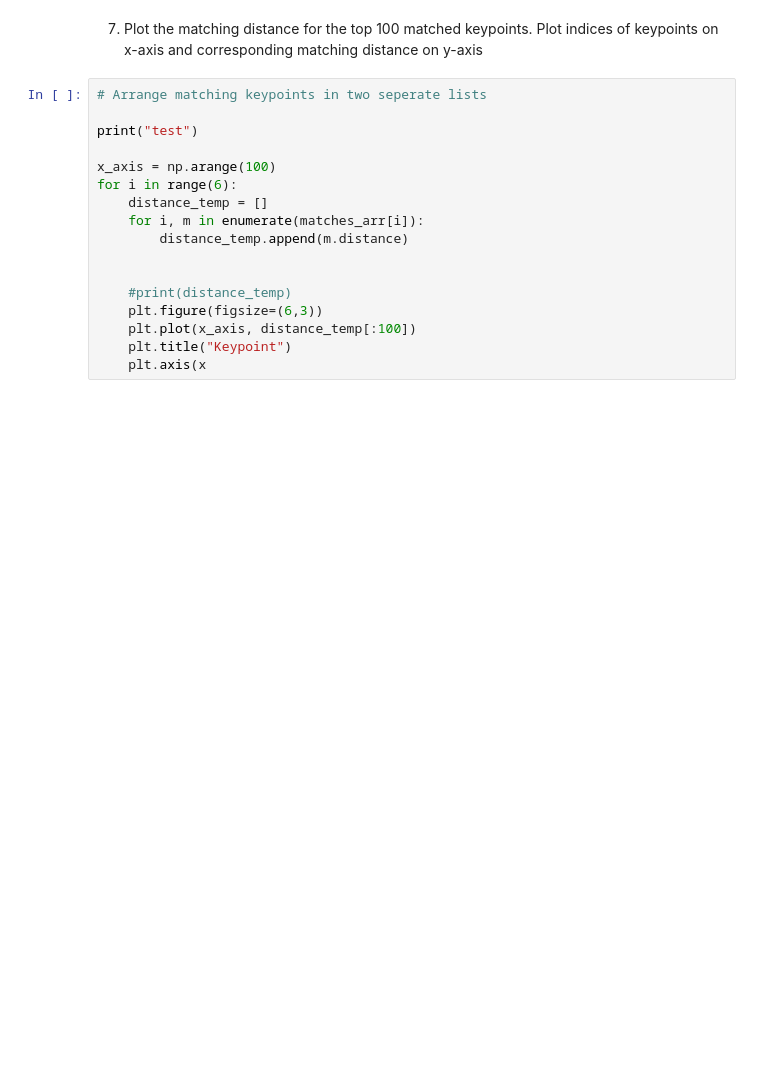
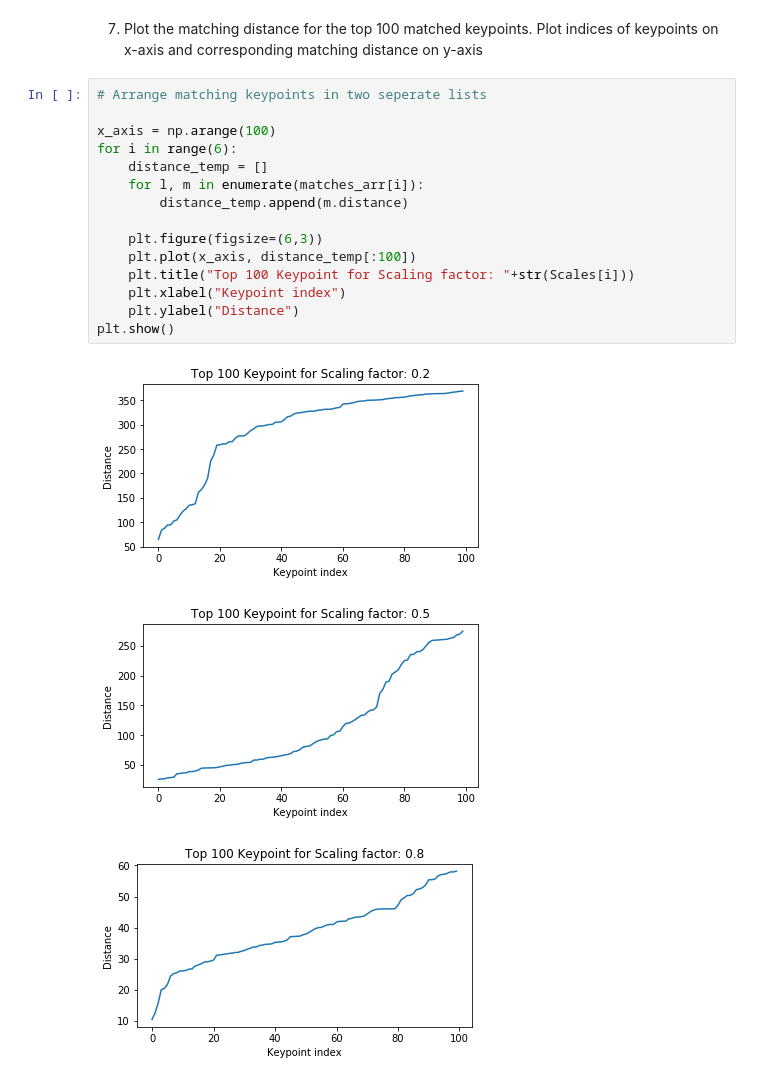
Before and after one commit to Patrick-Erath/OpenCV, a Jupyter notebook: Assignment_2/Assignment2.ipynb, the cells around one changed output. Cells and saved outputs as stored; diff of their text form; blank space fills up the shorter version.

```diff
--- a/Assignment_2/Assignment2.ipynb
+++ b/Assignment_2/Assignment2.ipynb
@@ -109,18 +109,20 @@ plt.show()
 7. Plot the matching distance for the top 100 matched keypoints. Plot indices of keypoints on x-axis and corresponding matching distance on y-axis
 # %%
 # Arrange matching keypoints in two seperate lists
-
-print("test")
 
 x_axis = np.arange(100)
 for i in range(6):
     distance_temp = []
-    for i, m in enumerate(matches_arr[i]):
+    for l, m in enumerate(matches_arr[i]):
         distance_temp.append(m.distance)
 
-
-    #print(distance_temp)
     plt.figure(figsize=(6,3))
     plt.plot(x_axis, distance_temp[:100])
-    plt.title("Keypoint")
-    plt.axis(x
+    plt.title("Top 100 Keypoint for Scaling factor: "+str(Scales[i]))
+    plt.xlabel("Keypoint index")
+    plt.ylabel("Distance")
+plt.show()
+# %% [output]
+[figure, added]
+[figure, added]
+[figure, added]
```
Also changed, not shown: parts of 25 cells of this notebook, 1 other file.
